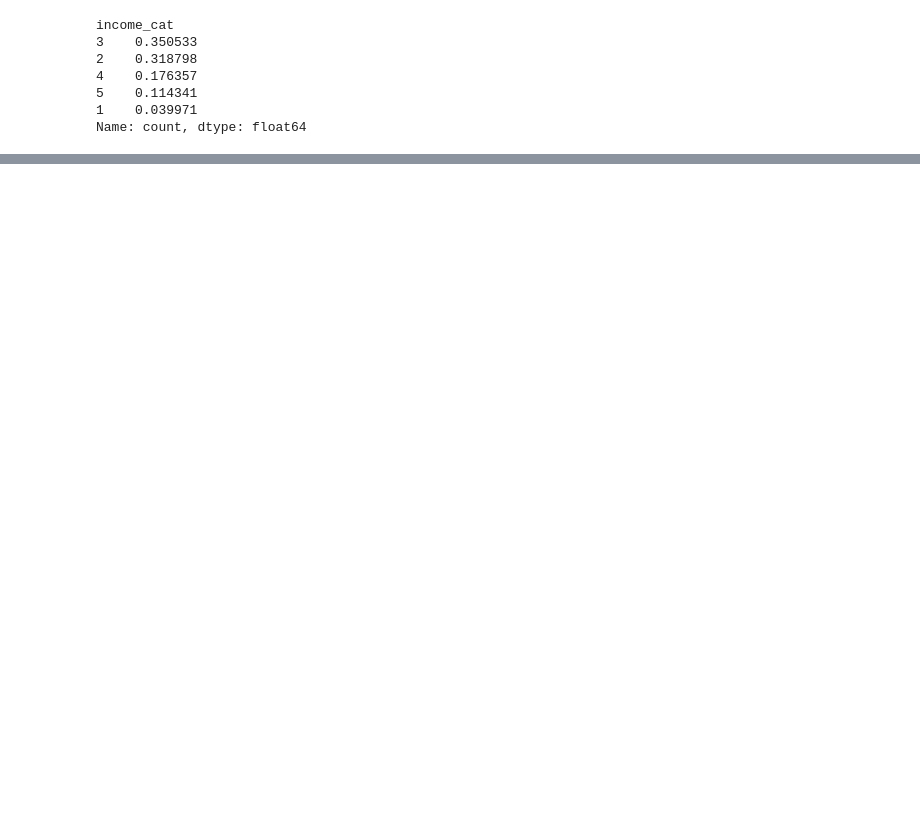
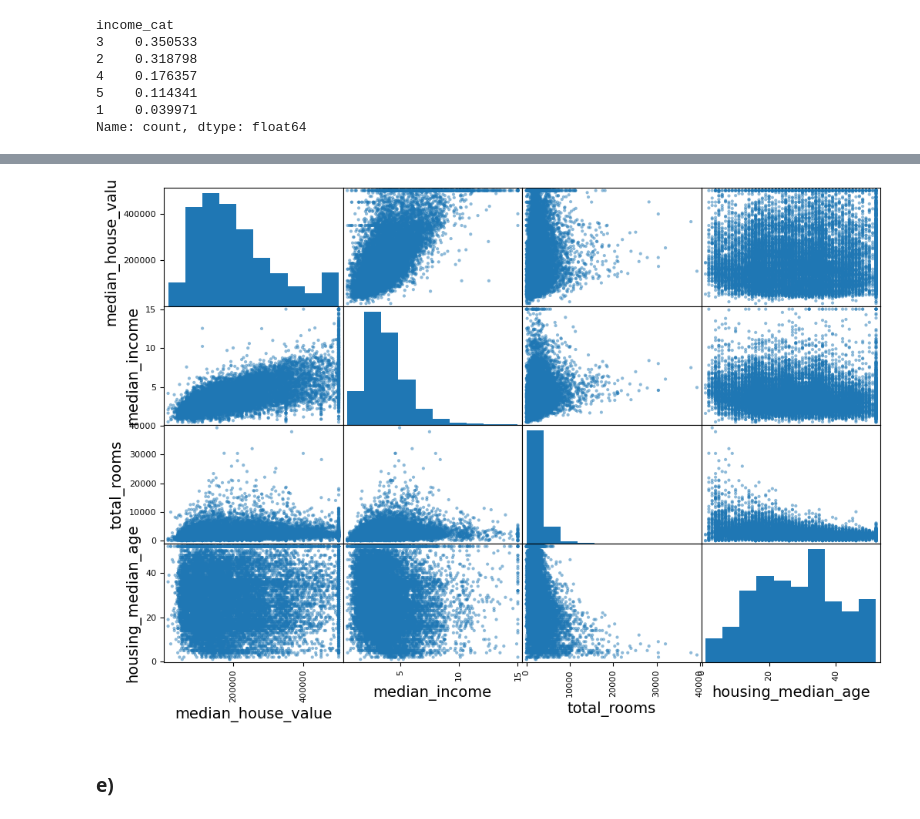
Before and after one commit to chrisanich/HOML_2026, a Jupyter notebook: 02_end_to_end_machine_learning_project.ipynb, the cells around one changed output, grey strips where cells are left out. Drawn from its saved outputs; the diff is of its cells as text; code cells hidden in the pictures; blank space fills up the shorter version.

```diff
--- a/02_end_to_end_machine_learning_project.ipynb
+++ b/02_end_to_end_machine_learning_project.ipynb
@@ -235,0 +305,13 @@ Name: count, dtype: float64
+# %%
+from pandas.plotting import scatter_matrix
+
+# The next are attribute more correlated to the median_house_value
+# attribute on the correlation_matrix
+attributes = ["median_house_value", "median_income", "total_rooms",
+              "housing_median_age"]
+scatter_matrix(housing[attributes], figsize=(12, 8))
+plt.show()
+# %% [output]
+[figure, added]
+# %% [markdown]
+### e)
```
Also changed, not shown: parts of 18 cells of this notebook, 2 other files.
